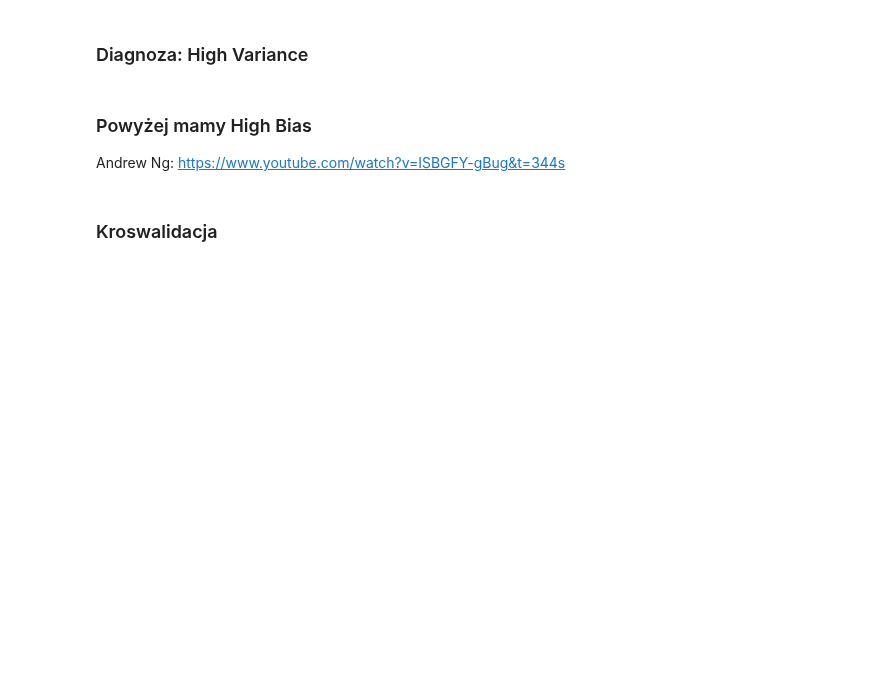
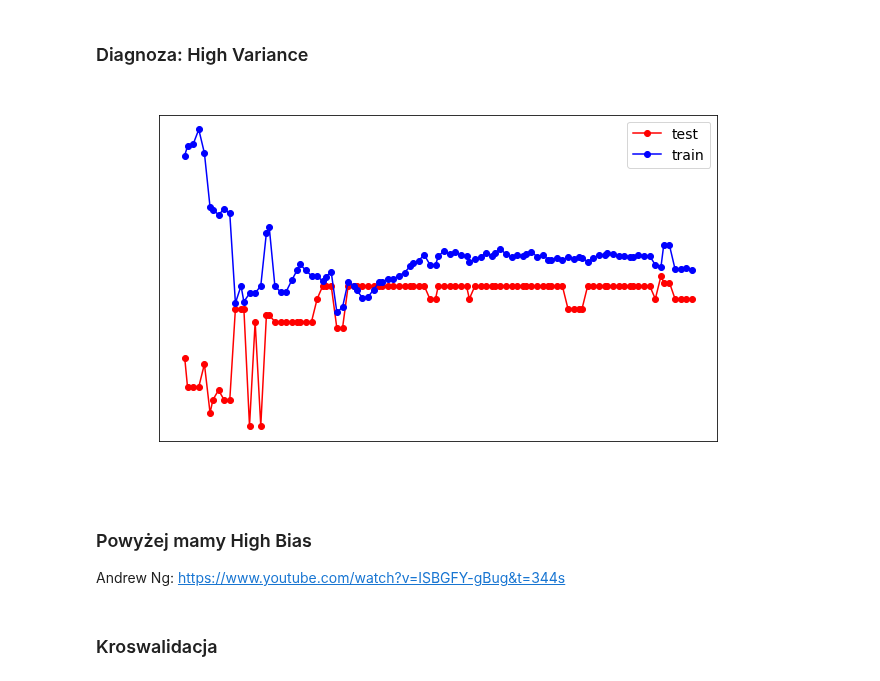
Before and after one commit to mini-pw/2021L-WUM, a Jupyter notebook: Materialy/Grupa4/lab_05/lab_05.ipynb, the cells around one changed output. Cells and saved outputs as stored; diff of their text form; code cells hidden in the pictures; blank space fills up the shorter version.

```diff
--- a/Materialy/Grupa4/lab_05/lab_05.ipynb
+++ b/Materialy/Grupa4/lab_05/lab_05.ipynb
@@ -75,28 +86,31 @@ plt.show()
 # %%
 from sklearn.model_selection import learning_curve
 tree_model= DecisionTreeClassifier(max_depth=1)
 train_sizes, train_scores, test_scores = \
     learning_curve(tree_model, X_train[:300], y_train[:300], train_sizes=np.linspace(0.1, 1, 100),
                    scoring="accuracy", cv=3)
 
 fig = plt.figure()
 ax = fig.add_subplot(111)
 
 plt.plot(train_sizes, test_scores.mean(1), 'o-', color="r",
+
          label="test")
 plt.plot(train_sizes, train_scores.mean(1), 'o-', color="b",
          label="train")
 
 
 plt.xlabel("Train size")
-plt.ylabel("Mean Squared Error")
+plt.ylabel("Accuracy")
 plt.title('Learning curves')
 plt.legend(loc="best")
 l = ax.legend()
 for text in l.get_texts():
     text.set_color("black")
 
 plt.show()
+# %% [output]
+[figure, added]
 # %% [markdown]
 ### Powyżej mamy High Bias
 Andrew Ng: https://www.youtube.com/watch?v=ISBGFY-gBug&t=344s
```
Also changed, not shown: parts of 28 cells of this notebook.
